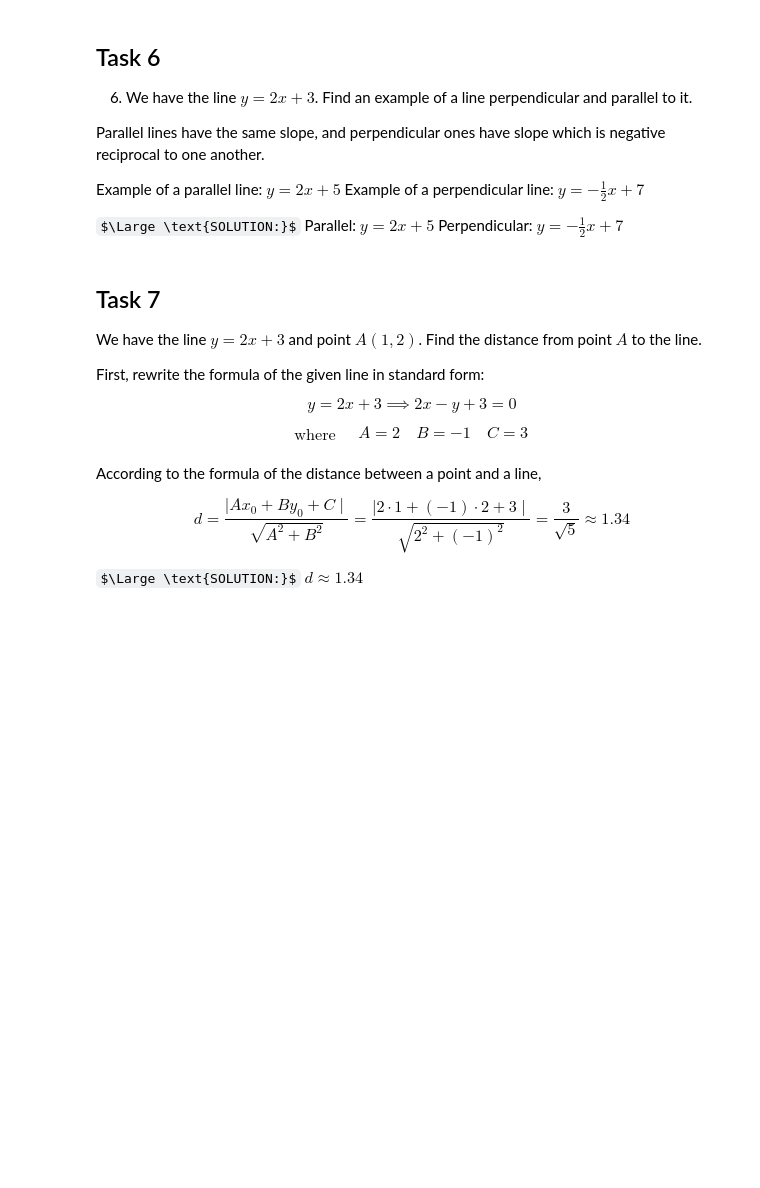
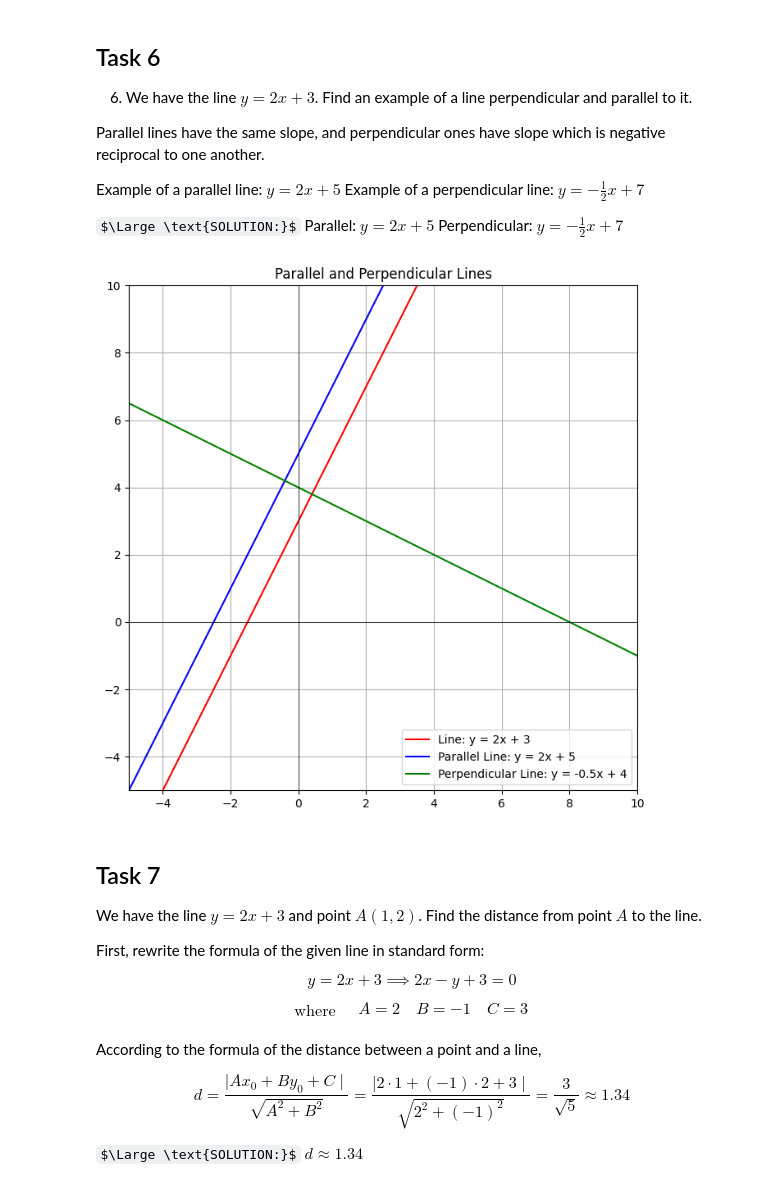
Before and after one commit to itaeh-hue/Math-2024-25-Winter, a Jupyter notebook: Notebooks_EN/02_Analytic_Geometry/05_Lines/Lines.ipynb, the cells around one changed output. Saved outputs shown, nothing was run; the diff lists cells and outputs as text; code cells hidden in the pictures; some formulas as TeX source; blank space fills up the shorter version.

```diff
--- a/Notebooks_EN/02_Analytic_Geometry/05_Lines/Lines.ipynb
+++ b/Notebooks_EN/02_Analytic_Geometry/05_Lines/Lines.ipynb
@@ -237,6 +333,26 @@ Example of a perpendicular line: $y = -\frac{1}{2}x + 7$
 $\Large \text{SOLUTION:}$
 Parallel: $y = 2x + 5$
 Perpendicular: $y = -\frac{1}{2}x + 7$
+# %%
+# Parallel and perpendicular lines
+parallel_example = 2 * x + 5
+perpendicular_example = -0.5 * x + 4
+
+# Plot
+plt.figure(figsize=(8, 8))
+plt.plot(x, given_line(x), label='Line: y = 2x + 3', color='red')
+plt.plot(x, parallel_example, label='Parallel Line: y = 2x + 5', color='blue')
+plt.plot(x, perpendicular_example, label='Perpendicular Line: y = -0.5x + 4', color='green')
+plt.xlim(-5, 10)
+plt.ylim(-5, 10)
+plt.axhline(0, color='black', lw=0.5)
+plt.axvline(0, color='black', lw=0.5)
+plt.grid()
+plt.legend()
+plt.title('Parallel and Perpendicular Lines')
+plt.show()
+# %% [output]
+[figure, added]
 # %% [markdown]
 ## Task 7
 
```
Also changed, not shown: parts of 4 cells of this notebook.
